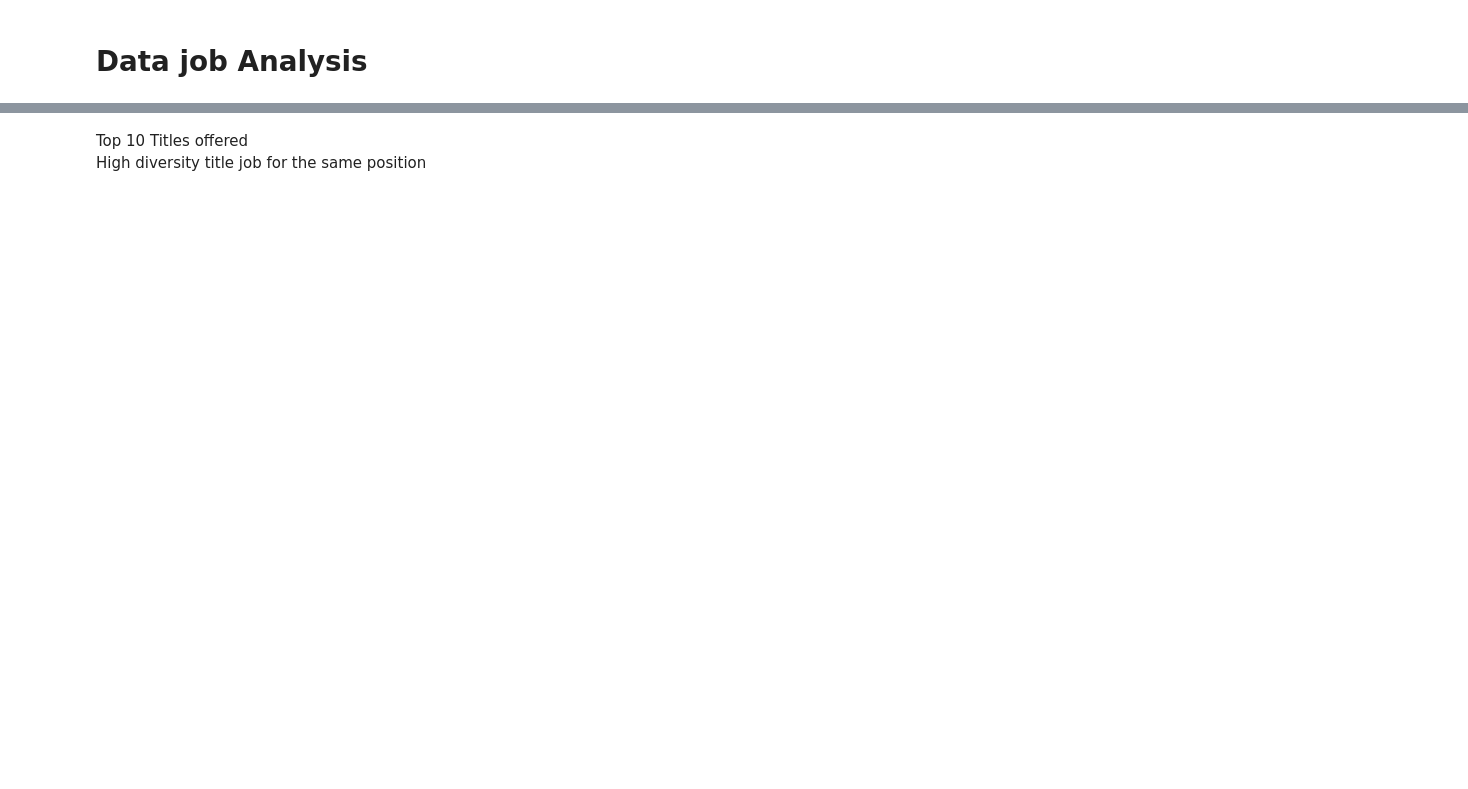
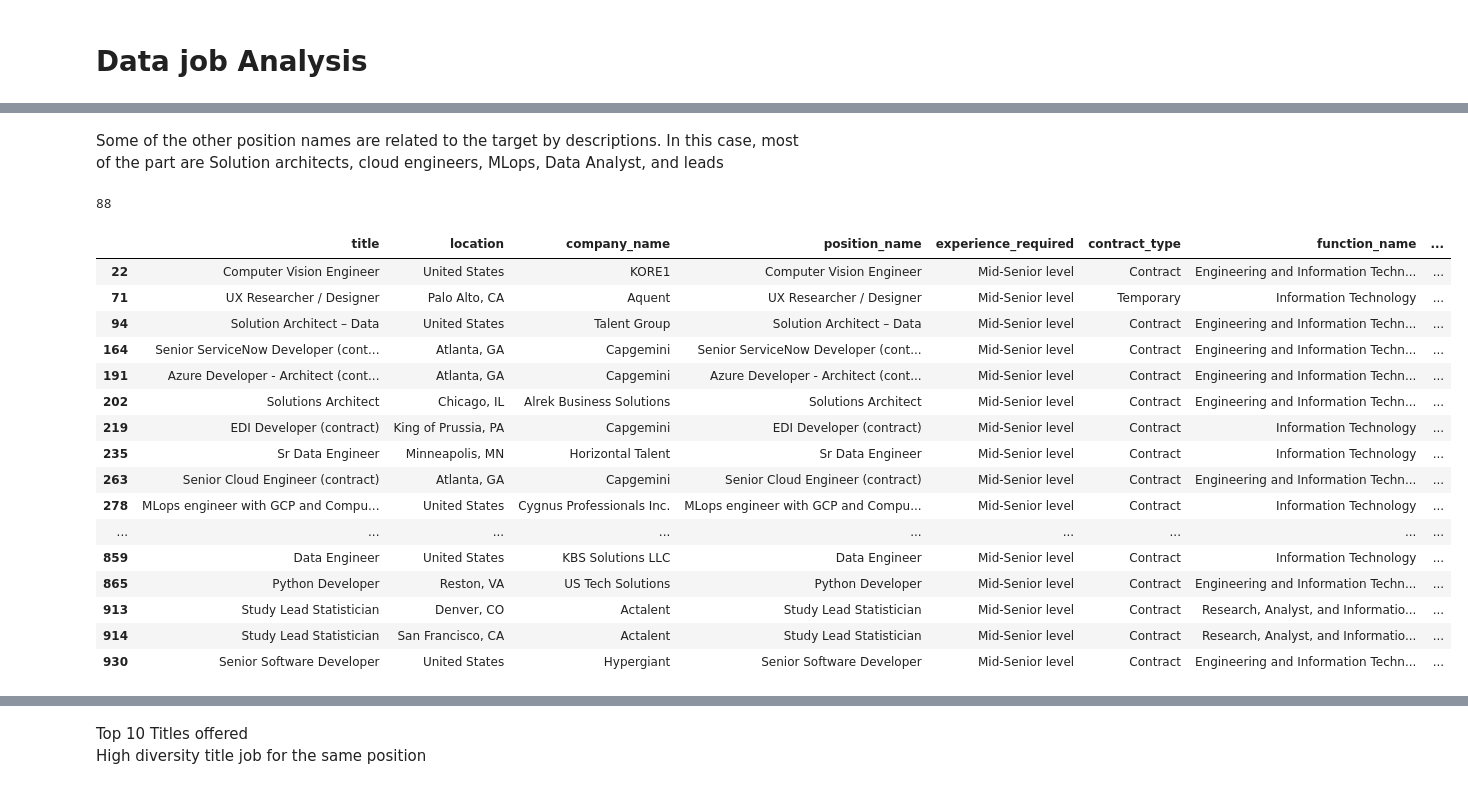
Before and after one commit to lucasvascrocha/LinkedIn-scrap, a Jupyter notebook: jobsearch/analysis/analysis.ipynb, the cells around one changed output, grey strips where cells are left out. Drawn from its saved outputs; the diff is of its cells as text; code cells hidden in the pictures; blank space fills up the shorter version.

```diff
--- a/jobsearch/analysis/analysis.ipynb
+++ b/jobsearch/analysis/analysis.ipynb
@@ -162 +259,30 @@ memory usage: 35.0+ KB
+# %% [markdown]
+Some of the other position names are related to the target by descriptions. In this case, most of the part are Solution architects, cloud engineers, MLops, Data Analyst, and leads
+# %%
+# descriptions related with targets
+df_description_target=df_job.loc[(df_job['description'].str.contains(ds_patern)) | (df_job['description'].str.contains(ml_patern)) ]
+df_description_target.count()[0]
+# %% [output]
+88
+# %%
+#cases that don't have target search (Data Scientist and Machine Learning) in position name but have in descriptions
+df_description_target[~df_description_target.index.isin(df_target.index)]
+# %% [output]
+|  | title | location | company_name | position_name | experience_required | contract_type | function_name | ... |
+| 22 | Computer Vision Engineer | United States | KORE1 | Computer Vision Engineer | Mid-Senior level | Contract | Engineering and Information Techn... | ... |
+| 71 | UX Researcher / Designer | Palo Alto, CA | Aquent | UX Researcher / Designer | Mid-Senior level | Temporary | Information Technology | ... |
+| 94 | Solution Architect – Data | United States | Talent Group | Solution Architect – Data | Mid-Senior level | Contract | Engineering and Information Techn... | ... |
+| 164 | Senior ServiceNow Developer (cont... | Atlanta, GA | Capgemini | Senior ServiceNow Developer (cont... | Mid-Senior level | Contract | Engineering and Information Techn... | ... |
+| 191 | Azure Developer - Architect (cont... | Atlanta, GA | Capgemini | Azure Developer - Architect (cont... | Mid-Senior level | Contract | Engineering and Information Techn... | ... |
+| 202 | Solutions Architect | Chicago, IL | Alrek Business Solutions | Solutions Architect | Mid-Senior level | Contract | Engineering and Information Techn... | ... |
+| 219 | EDI Developer (contract) | King of Prussia, PA | Capgemini | EDI Developer (contract) | Mid-Senior level | Contract | Information Technology | ... |
+| 235 | Sr Data Engineer | Minneapolis, MN | Horizontal Talent | Sr Data Engineer | Mid-Senior level | Contract | Information Technology | ... |
+| 263 | Senior Cloud Engineer (contract) | Atlanta, GA | Capgemini | Senior Cloud Engineer (contract) | Mid-Senior level | Contract | Engineering and Information Techn... | ... |
+| 278 | MLops engineer with GCP and Compu... | United States | Cygnus Professionals Inc. | MLops engineer with GCP and Compu... | Mid-Senior level | Contract | Information Technology | ... |
+| ... | ... | ... | ... | ... | ... | ... | ... | ... |
+| 859 | Data Engineer | United States | KBS Solutions LLC | Data Engineer | Mid-Senior level | Contract | Information Technology | ... |
+| 865 | Python Developer | Reston, VA | US Tech Solutions | Python Developer | Mid-Senior level | Contract | Engineering and Information Techn... | ... |
+| 913 | Study Lead Statistician | Denver, CO | Actalent | Study Lead Statistician | Mid-Senior level | Contract | Research, Analyst, and Informatio... | ... |
+| 914 | Study Lead Statistician | San Francisco, CA | Actalent | Study Lead Statistician | Mid-Senior level | Contract | Research, Analyst, and Informatio... | ... |
+| 930 | Senior Software Developer | United States | Hypergiant | Senior Software Developer | Mid-Senior level | Contract | Engineering and Information Techn... | ... |
 # %%
```
Also changed, not shown: parts of 46 cells of this notebook.
